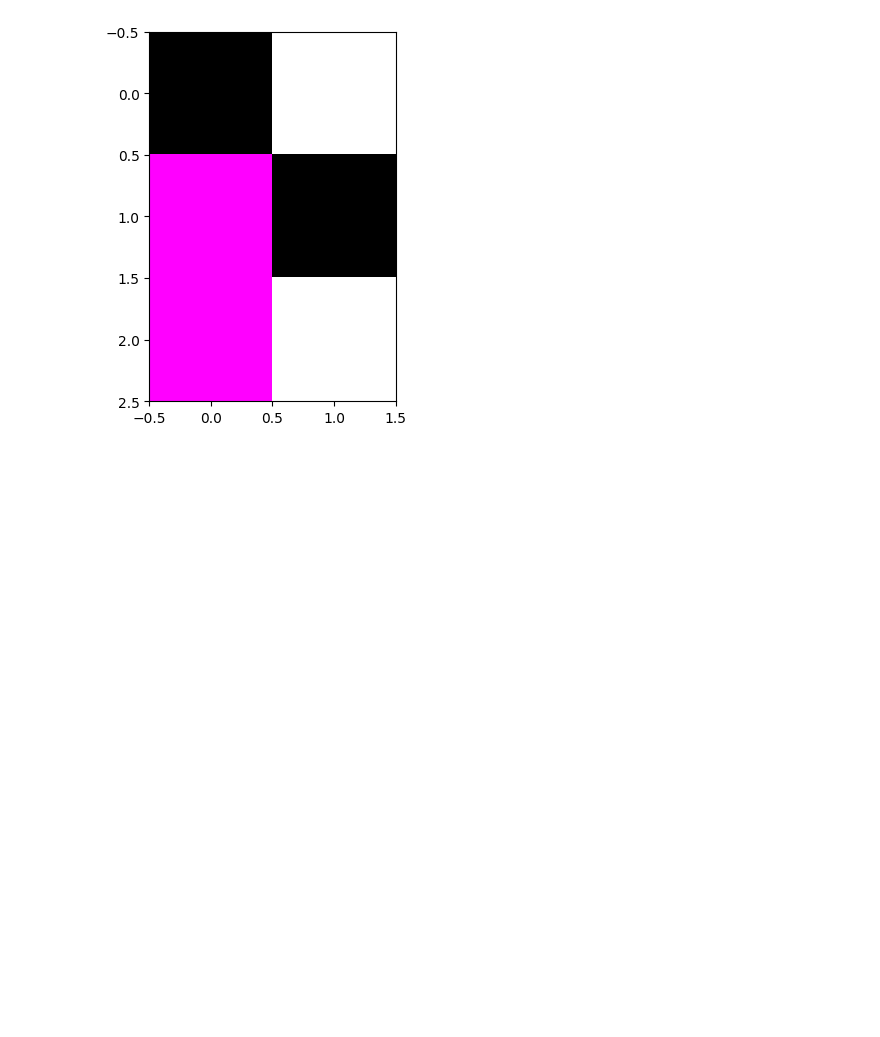
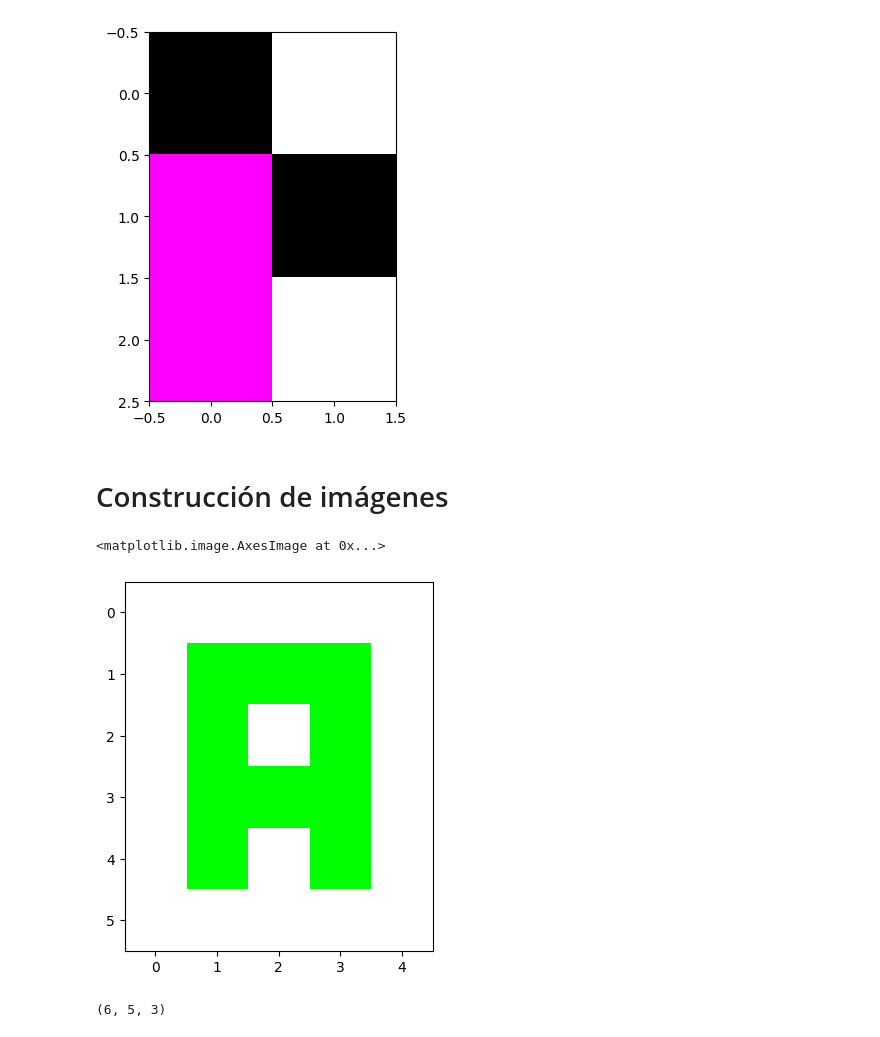
Before and after one commit to vc-2026-ii/ambientes-virtuales-JoseFRuiz, a Jupyter notebook: ejercicio.ipynb, the cells around one changed output. Drawn from its saved outputs; the diff is of its cells as text; code cells hidden in the pictures; blank space fills up the shorter version.

```diff
--- a/ejercicio.ipynb
+++ b/ejercicio.ipynb
@@ -245,3 +245,5 @@ plt.imshow(c)
 # %% [output]
 <matplotlib.image.AxesImage at 0x...>
 [figure]
+# %% [markdown]
+# Construcción de imágenes
@@ -247,0 +253,13 @@ plt.imshow(c)
+# %%
+img = np.array([[[255,255,255],[255,255,255],[255,255,255],[255,255,255],[255,255,255]],
+                [[255,255,255],[0,255,0],[0,255,0],[0,255,0],[255,255,255]],
+                [[255,255,255],[0,255,0],[255,255,255],[0,255,0],[255,255,255]],
+                [[255,255,255],[0,255,0],[0,255,0],[0,255,0],[255,255,255]],
+                [[255,255,255],[0,255,0],[255,255,255],[0,255,0],[255,255,255]],
+                [[255,255,255],[255,255,255],[255,255,255],[255,255,255],[255,255,255]]])
+# %%
+plt.figure()
+plt.imshow(img)
+# %% [output]
+<matplotlib.image.AxesImage at 0x...>
+[figure, added]
@@ -247,0 +290,4 @@ plt.imshow(c)
+# %%
+imgs.shape
+# %% [output]
+(6, 5, 3)
```
Also changed, not shown: parts of 13 cells of this notebook, 1 other file.
